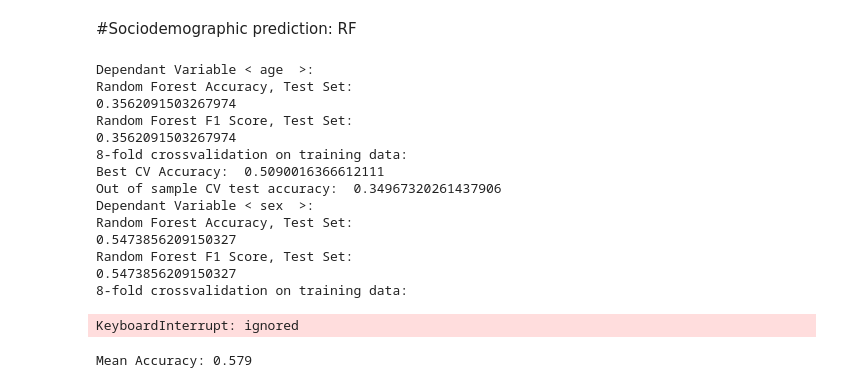
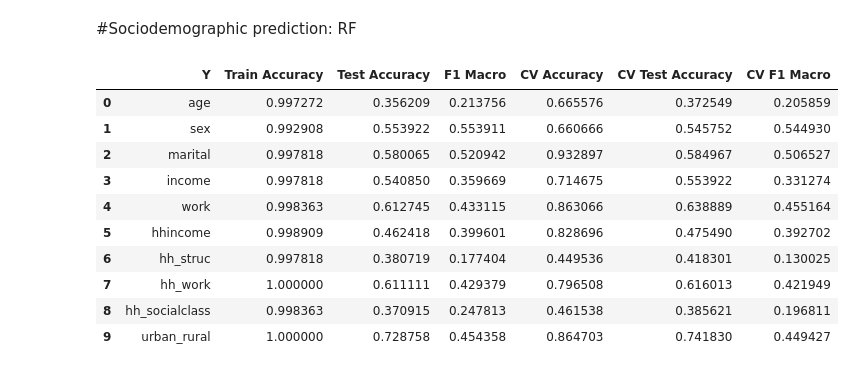
Before and after one commit to arashk1990/covid19mobility, a Jupyter notebook: models/Modelling.ipynb, the cells around one changed output. Saved outputs shown, nothing was run; the diff lists cells and outputs as text; code cells hidden in the pictures.

```diff
--- a/models/Modelling.ipynb
+++ b/models/Modelling.ipynb
@@ -42,16 +37,24 @@ def evaluate(model, x_test, y_test):
 # %%
 #select dependant var
-def dependant(train,test,cols,var):
+def dependant(train,test,cols,var,dummy=0):
   y_train = train[cols[var]]
   y_test = test[cols[var]]
+  label_encoder = LabelEncoder()
 
-  # convert to one columns labeles
-  label_encoder = LabelEncoder()
-  y_train = y_train.idxmax(axis=1)
-  y_test = y_test.idxmax(axis=1)
-  label_encoder.fit(y_train)
-  y_train = label_encoder.transform(y_train)
-  y_test = label_encoder.transform(y_test)
+  if dummy ==1:
+    #label_encoder = LabelEncoder()
+    #y_train = y_train.idxmax(axis=1)
+    #y_test = y_test.idxmax(axis=1)
+    #label_encoder.fit(y_train)
+    y_train = pd.get_dummies(y_train)
+    y_test = pd.get_dummies(y_test)
+  else:
+    # convert to one columns labeles
+    y_train = y_train.idxmax(axis=1)
+    y_test = y_test.idxmax(axis=1)
+    label_encoder.fit(y_train)
+    y_train = label_encoder.transform(y_train)
+    y_test = label_encoder.transform(y_test)
 
   #to get back labels
   #le.inverse_transform(y_train)
@@ -96,7 +227,8 @@ def RF(x_train,y_train,x_test,y_test,var):
 # %%
 # Train Test split
 mobility = NTS_dummy.iloc[:,38:]
-socio = NTS_dummy.drop(columns = ['IndividualID','SurveyYear']).iloc[:,0:36]
+socio = NTS_dummy.drop(columns = ['IndividualID','SurveyYear']).iloc[:,0:36].\
+drop(columns=['Sex_B01ID_2','not_married','Settlement2011EW_B03ID_2']) # remove extra column in binary var
 X_train, X_test, y_all_tr, y_all_ts = train_test_split(mobility, socio, random_state=42)
 # %%
 #normalize
@@ -118,33 +249,28 @@ pca.n_components_
 # %% [markdown]
 #Sociodemographic prediction: RF
 # %%
+results = []
 for var in socio_cols.keys():
   y_train,y_test, le = dependant(y_all_tr,y_all_ts,socio_cols,var)
-  RF(PC_train,y_train,PC_test,y_test,var)
+  results.append(RF(PC_train,y_train,PC_test,y_test,var,results))
-# %% [output]
-Dependant Variable < age  >:
-Random Forest Accuracy, Test Set:
-0.3562091503267974
-Random Forest F1 Score, Test Set:
-0.3562091503267974
-8-fold crossvalidation on training data:
-Best CV Accuracy:  0.5090016366612111
-Out of sample CV test accuracy:  0.34967320261437906
-Dependant Variable < sex  >:
-Random Forest Accuracy, Test Set:
-0.5473856209150327
-Random Forest F1 Score, Test Set:
-0.5473856209150327
-8-fold crossvalidation on training data:
-KeyboardInterrupt: ignored
-# %%
-from sklearn.linear_model import LogisticRegression
-model = LogisticRegression(multi_class='multinomial', solver='lbfgs')
-# define the model evaluation procedure
-cv = RepeatedStratifiedKFold(n_splits=10, n_repeats=3, random_state=1)
-# evaluate the model and collect the scores
-n_scores = cross_val_score(model, x, y, scoring='accuracy', cv=cv, n_jobs=-1)
-# report the model performance
-print('Mean Accuracy: %.3f' % (mean(n_scores)))
-# %% [output]
-Mean Accuracy: 0.579
+# %%
+RF_results = pd.DataFrame(results,columns= ['Y', 'Train Accuracy', 'Test Accuracy',\
+                               'F1 Macro','CV Accuracy', 'CV Test Accuracy',\
+                               'CV F1 Macro'] )
+
+
+RF_results.to_csv('/content/drive/MyDrive/socio_pred/UKDA-5340-tab/RF_results.csv',\
+                 index=False)
+RF_results
+# %% [output]
+|  | Y | Train Accuracy | Test Accuracy | F1 Macro | CV Accuracy | CV Test Accuracy | CV F1 Macro |
+| 0 | age | 0.997272 | 0.356209 | 0.213756 | 0.665576 | 0.372549 | 0.205859 |
+| 1 | sex | 0.992908 | 0.553922 | 0.553911 | 0.660666 | 0.545752 | 0.544930 |
+| 2 | marital | 0.997818 | 0.580065 | 0.520942 | 0.932897 | 0.584967 | 0.506527 |
+| 3 | income | 0.997818 | 0.540850 | 0.359669 | 0.714675 | 0.553922 | 0.331274 |
+| 4 | work | 0.998363 | 0.612745 | 0.433115 | 0.863066 | 0.638889 | 0.455164 |
+| 5 | hhincome | 0.998909 | 0.462418 | 0.399601 | 0.828696 | 0.475490 | 0.392702 |
+| 6 | hh_struc | 0.997818 | 0.380719 | 0.177404 | 0.449536 | 0.418301 | 0.130025 |
+| 7 | hh_work | 1.000000 | 0.611111 | 0.429379 | 0.796508 | 0.616013 | 0.421949 |
+| 8 | hh_socialclass | 0.998363 | 0.370915 | 0.247813 | 0.461538 | 0.385621 | 0.196811 |
+| 9 | urban_rural | 1.000000 | 0.728758 | 0.454358 | 0.864703 | 0.741830 | 0.449427 |
```
Also changed, not shown: parts of 14 cells of this notebook.
